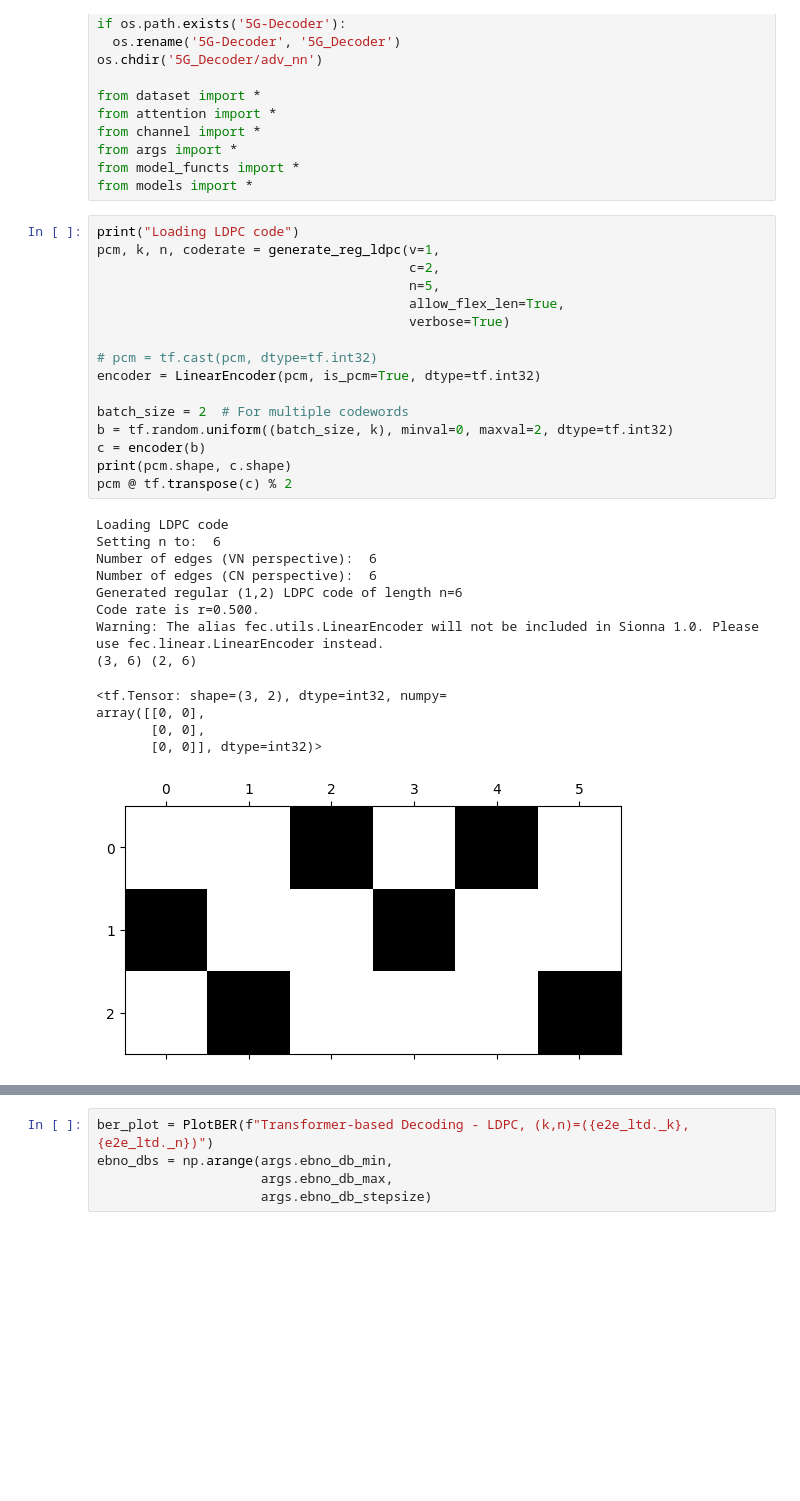
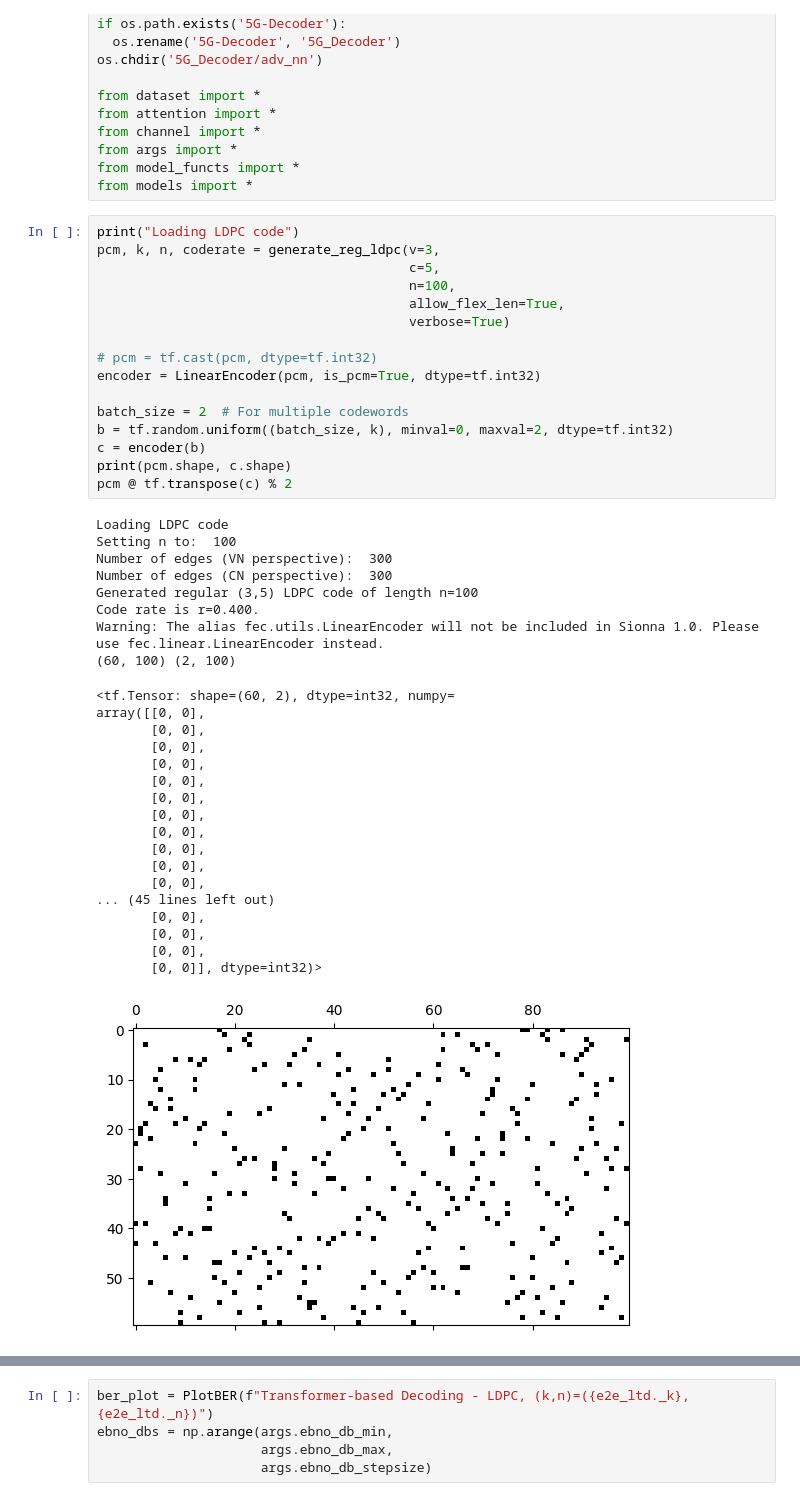
Before and after one commit to pollyjuice74/5G-Decoder, a Jupyter notebook: LTD_model_reg_LDPC.ipynb, the cells around one changed output, grey strips where cells are left out. Cells and saved outputs as stored; diff of their text form; blank space fills up the shorter version.

```diff
--- a/LTD_model_reg_LDPC.ipynb
+++ b/LTD_model_reg_LDPC.ipynb
@@ -47,34 +47,47 @@ from model_functs import *
 from models import *
 # %%
 print("Loading LDPC code")
-pcm, k, n, coderate = generate_reg_ldpc(v=1,
-                                        c=2,
-                                        n=5,
+pcm, k, n, coderate = generate_reg_ldpc(v=3,
+                                        c=5,
+                                        n=100,
                                         allow_flex_len=True,
                                         verbose=True)
 
 # pcm = tf.cast(pcm, dtype=tf.int32)
 encoder = LinearEncoder(pcm, is_pcm=True, dtype=tf.int32)
 
 batch_size = 2  # For multiple codewords
 b = tf.random.uniform((batch_size, k), minval=0, maxval=2, dtype=tf.int32)
 c = encoder(b)
 print(pcm.shape, c.shape)
 pcm @ tf.transpose(c) % 2
 # %% [output]
 Loading LDPC code
-Setting n to:  6
-Number of edges (VN perspective):  6
-Number of edges (CN perspective):  6
-Generated regular (1,2) LDPC code of length n=6
-Code rate is r=0.500.
+Setting n to:  100
+Number of edges (VN perspective):  300
+Number of edges (CN perspective):  300
+Generated regular (3,5) LDPC code of length n=100
+Code rate is r=0.400.
 Warning: The alias fec.utils.LinearEncoder will not be included in Sionna 1.0. Please use fec.linear.LinearEncoder instead.
-(3, 6) (2, 6)
+(60, 100) (2, 100)
-<tf.Tensor: shape=(3, 2), dtype=int32, numpy=
+<tf.Tensor: shape=(60, 2), dtype=int32, numpy=
 array([[0, 0],
        [0, 0],
+       [0, 0],
+       [0, 0],
+       [0, 0],
+       [0, 0],
+       [0, 0],
+       [0, 0],
+       [0, 0],
+       [0, 0],
+       [0, 0],
+... (45 lines left out)
+       [0, 0],
+       [0, 0],
+       [0, 0],
        [0, 0]], dtype=int32)>
-[figure, old version]
+[figure, new version]
 # %%
 # for e2e model
 from sionna.utils import BinarySource, ebnodb2no
```
Also changed, not shown: parts of 4 cells of this notebook.
